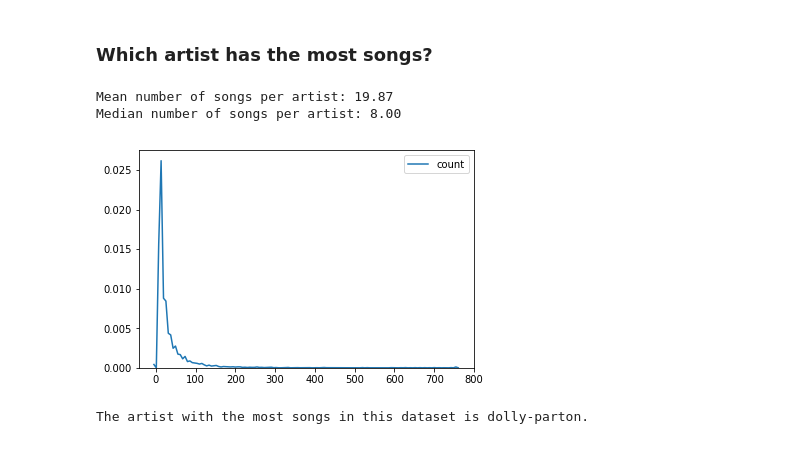
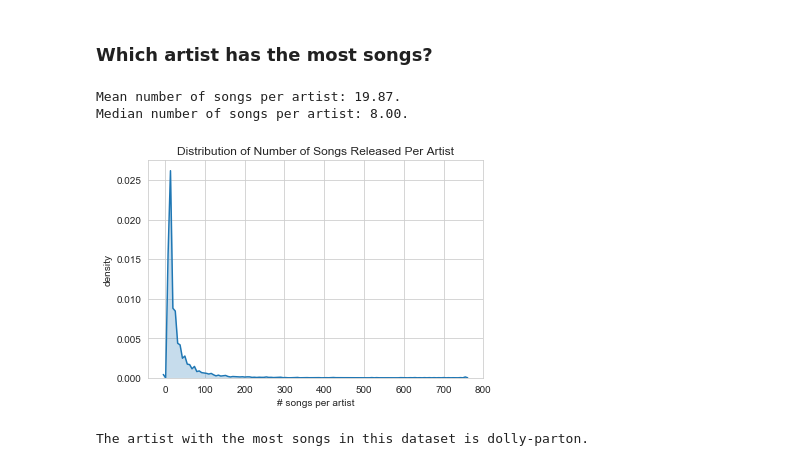
Before and after one commit to topspinj/NLPlyrics, a Jupyter notebook: lyrics-analysis.ipynb, the cells around one changed output. Cells and saved outputs as stored; diff of their text form; code cells hidden in the pictures.

```diff
--- a/lyrics-analysis.ipynb
+++ b/lyrics-analysis.ipynb
@@ -5,8 +5,8 @@ import matplotlib.pyplot as plt
 import seaborn as sns
 import nltk
 # %%
-lyrics = pd.read_csv("lyrics.csv")
-print("Number of songs: {:d}".format(lyrics.shape[0]))
+data = pd.read_csv("lyrics.csv")
+print("Number of songs: {:d}".format(data.shape[0]))
 # %% [output]
 Number of songs: 362237
 # %% [markdown]
@@ -19,10 +33,14 @@ lyrics.head(1)
+# %%
+data = data.dropna()
 # %% [markdown]
 ### Which genre is the most popular?
 # %%
-genres = lyrics['genre'].value_counts().reset_index()
+genres = data['genre'].value_counts().reset_index()
 genres.columns = ['genre', 'count']
 
-sns.barplot(x='genre', y='count', data=genres, palette="Blues_d")
+sns.set_style("whitegrid")
+sns.barplot(x='genre', y='count', data=genres, palette='viridis')
 plt.xticks(rotation=90)
+plt.title('Frequency Distribution of Song Genre')
 plt.show()
 # %% [output]
@@ -36,18 +54,22 @@ The least popular genre is Folk.
 # %% [markdown]
 ### Which artist has the most songs?
 # %%
-artists = lyrics['artist'].value_counts().reset_index()
+artists = data['artist'].value_counts().reset_index()
 artists.columns = ['artist', 'count']
 
-print("Mean number of songs per artist: {:.2f}".format(artists['count'].mean()))
-print("Median number of songs per artist: {:.2f}".format(artists['count'].median()))
+print("Mean number of songs per artist: {:.2f}.".format(artists['count'].mean()))
+print("Median number of songs per artist: {:.2f}.".format(artists['count'].median()))
 
-sns.kdeplot(artists['count'])
+
+sns.kdeplot(artists['count'], shade=True, legend=False)
+plt.xlabel('# songs per artist')
+plt.ylabel('density')
+plt.title('Distribution of Number of Songs Released Per Artist')
 plt.show()
 # %% [output]
-Mean number of songs per artist: 19.87
-Median number of songs per artist: 8.00
+Mean number of songs per artist: 19.87.
+Median number of songs per artist: 8.00.
-[figure, old version]
+[figure, new version]
 # %%
 print("The artist with the most songs in this dataset is {:s}.".format(artists['artist'][0]))
 # %% [output]
```
Also changed, not shown: parts of 13 cells of this notebook.
